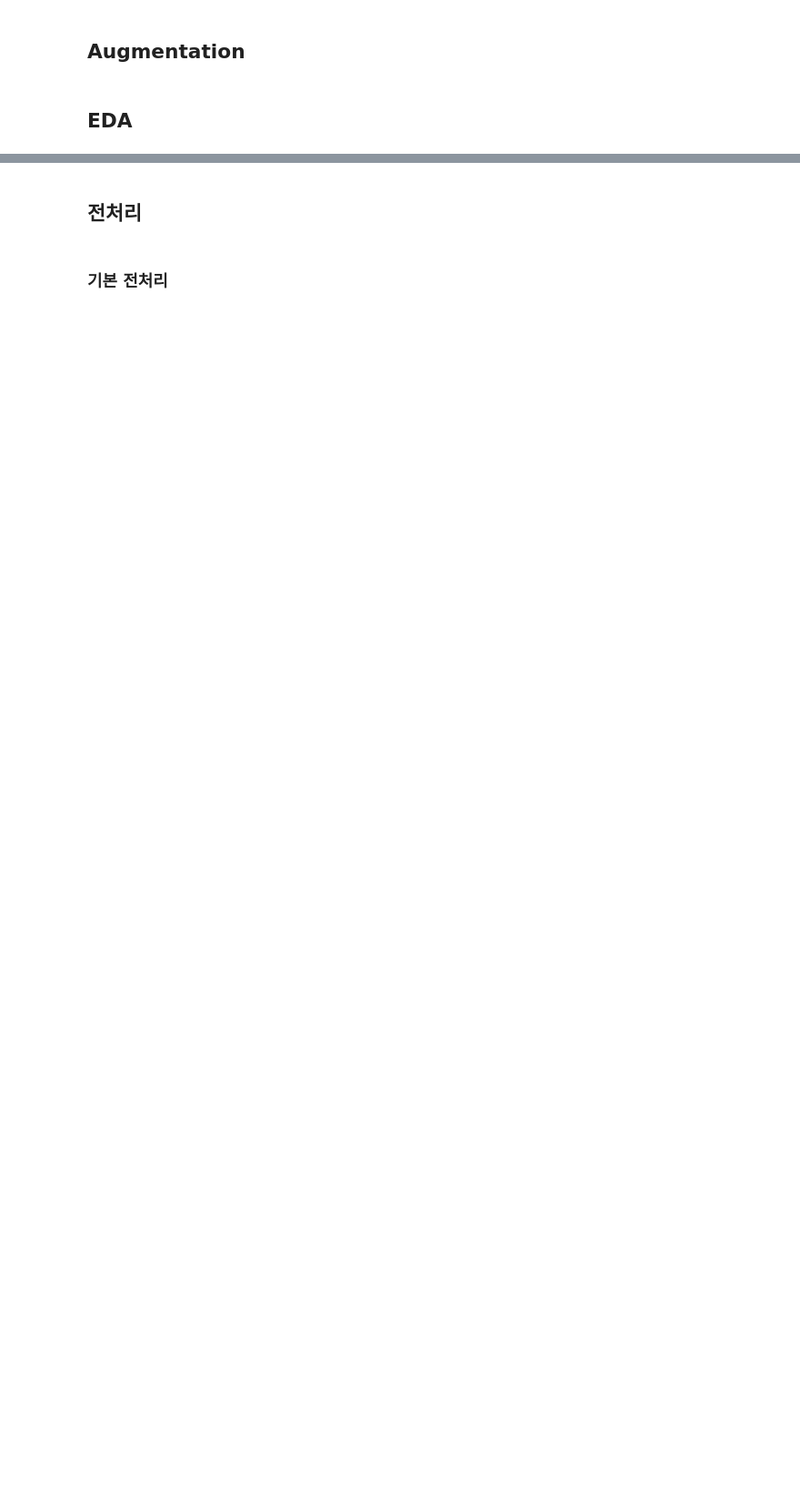
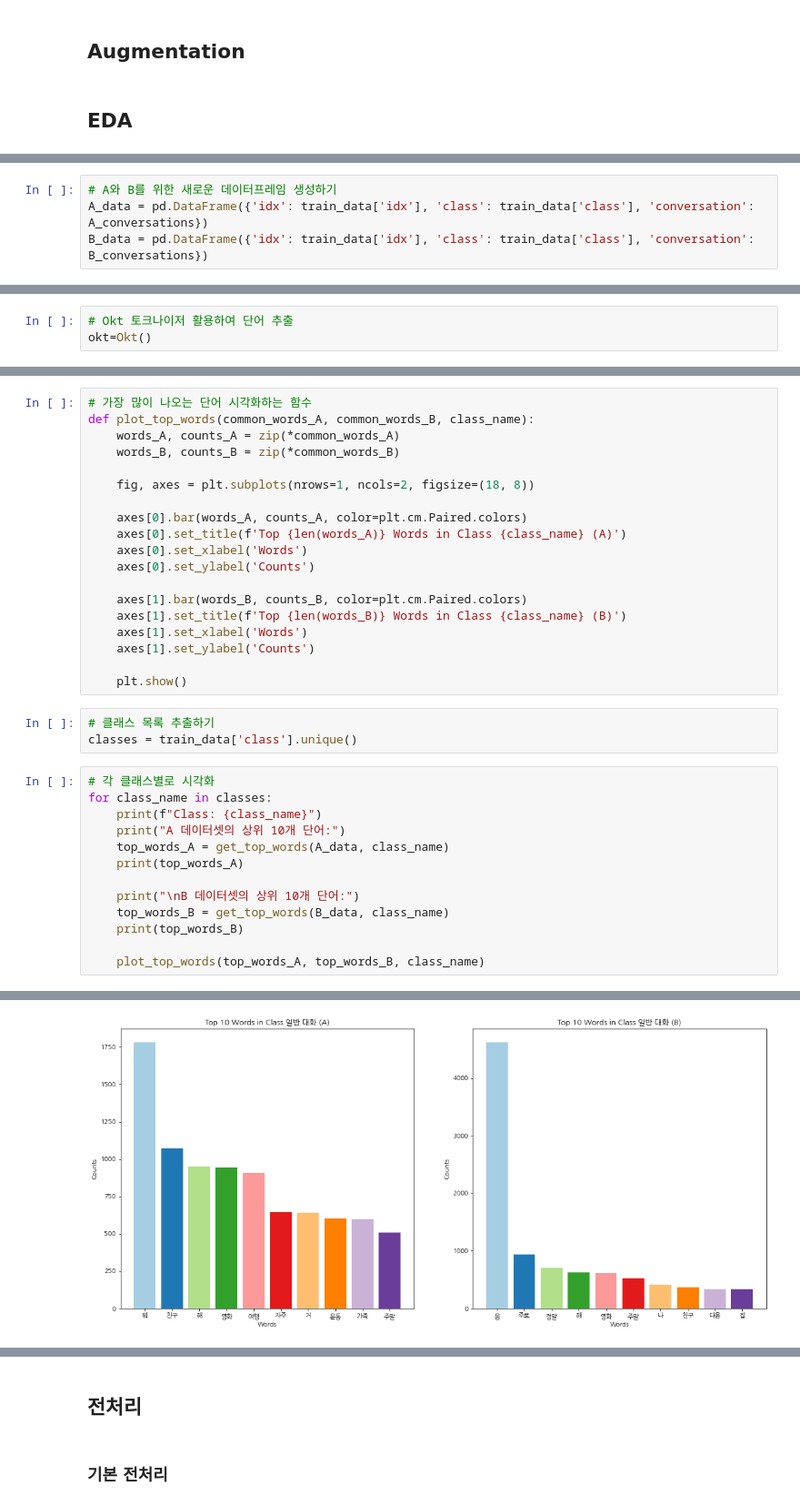
Before and after one commit to hojae-m-choi/dlthon-minions, a Jupyter notebook: dlthon-kevin/data.ipynb, the cells around one changed output, grey strips where cells are left out. Shown: that part at 91% size. Drawn from its saved outputs; the diff is of its cells as text; blank space fills up the shorter version.

```diff
--- a/dlthon-kevin/data.ipynb
+++ b/dlthon-kevin/data.ipynb
@@ -20,0 +204,4 @@ train_data = pd.read_csv(train_data_path)
+# %%
+# A와 B를 위한 새로운 데이터프레임 생성하기
+A_data = pd.DataFrame({'idx': train_data['idx'], 'class': train_data['class'], 'conversation': A_conversations})
+B_data = pd.DataFrame({'idx': train_data['idx'], 'class': train_data['class'], 'conversation': B_conversations})
@@ -20,0 +232,3 @@ train_data = pd.read_csv(train_data_path)
+# %%
+# Okt 토크나이저 활용하여 단어 추출
+okt=Okt()
@@ -20,0 +249,36 @@ train_data = pd.read_csv(train_data_path)
+# %%
+# 가장 많이 나오는 단어 시각화하는 함수
+def plot_top_words(common_words_A, common_words_B, class_name):
+    words_A, counts_A = zip(*common_words_A)
+    words_B, counts_B = zip(*common_words_B)
+
+    fig, axes = plt.subplots(nrows=1, ncols=2, figsize=(18, 8))
+
+    axes[0].bar(words_A, counts_A, color=plt.cm.Paired.colors)
+    axes[0].set_title(f'Top {len(words_A)} Words in Class {class_name} (A)')
+    axes[0].set_xlabel('Words')
+    axes[0].set_ylabel('Counts')
+
+    axes[1].bar(words_B, counts_B, color=plt.cm.Paired.colors)
+    axes[1].set_title(f'Top {len(words_B)} Words in Class {class_name} (B)')
+    axes[1].set_xlabel('Words')
+    axes[1].set_ylabel('Counts')
+
+    plt.show()
+# %%
+# 클래스 목록 추출하기
+classes = train_data['class'].unique()
+# %%
+# 각 클래스별로 시각화
+for class_name in classes:
+    print(f"Class: {class_name}")
+    print("A 데이터셋의 상위 10개 단어:")
+    top_words_A = get_top_words(A_data, class_name)
+    print(top_words_A)
+
+    print("\nB 데이터셋의 상위 10개 단어:")
+    top_words_B = get_top_words(B_data, class_name)
+    print(top_words_B)
+
+    plot_top_words(top_words_A, top_words_B, class_name)
+# %% [output]
@@ -20,0 +291 @@ train_data = pd.read_csv(train_data_path)
+[figure, added]
```
Also changed, not shown: parts of 70 cells of this notebook, 6 other files.
